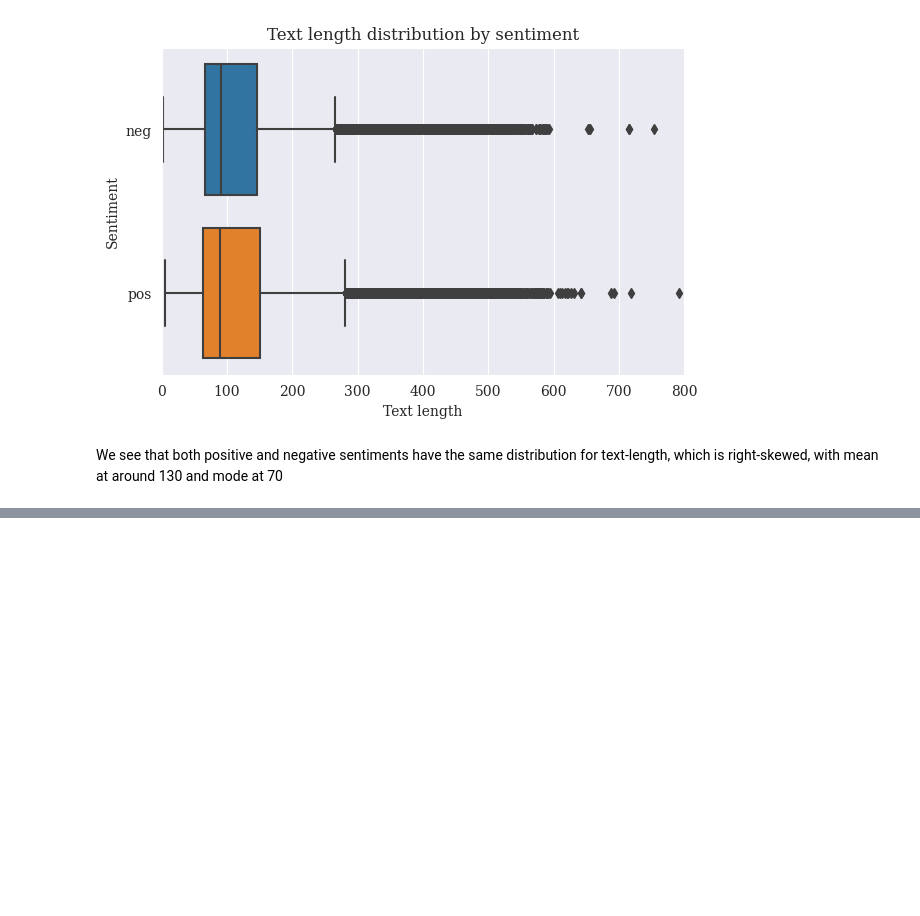
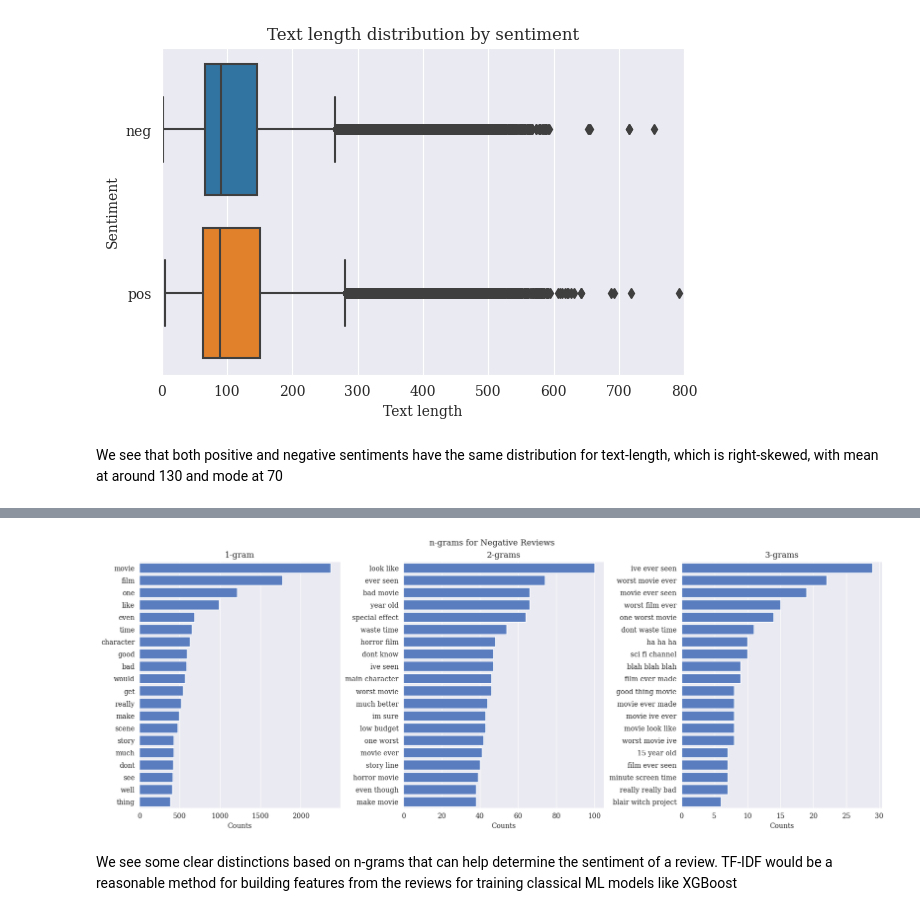
Before and after one commit to vishu-tyagi/Sentiment-Analysis-IMDB, a Jupyter notebook: notebooks/exploratory-data-analysis.ipynb, the cells around one changed output, grey strips where cells are left out. Saved outputs shown, nothing was run; the diff lists cells and outputs as text; code cells hidden in the pictures; blank space fills up the shorter version.

```diff
--- a/notebooks/exploratory-data-analysis.ipynb
+++ b/notebooks/exploratory-data-analysis.ipynb
@@ -198,17 +205,21 @@ plt.show();
 # %%
-corpus = df[df[TARGET].isin(["pos"])][TEXT]
+corpus = df[df[TARGET].isin(["neg"])].sample(1000, random_state=64)[TEXT]
 fig, ax = plt.subplots(1, 3, figsize=(16, 6), constrained_layout=True)
 ngrams, counts = topK_ngrams(corpus, 1, 20)
 sns.barplot(x=counts, y=ngrams, color="b", ax=ax[0])
 ngrams, counts = topK_ngrams(corpus, 2, 20)
 sns.barplot(x=counts, y=ngrams, color="b", ax=ax[1])
 ngrams, counts = topK_ngrams(corpus, 3, 20)
 sns.barplot(x=counts, y=ngrams, color="b", ax=ax[2])
 ax[0].set_xlabel("Counts")
 ax[1].set_xlabel("Counts")
 ax[2].set_xlabel("Counts")
 ax[0].set_title("1-gram")
 ax[1].set_title("2-grams")
 ax[2].set_title("3-grams")
-fig.suptitle("n-grams for Production Process Controls")
+fig.suptitle("n-grams for Negative Reviews")
 plt.show();
+# %% [output]
+[figure, added]
+# %% [markdown]
+We see some clear distinctions based on n-grams that can help determine the sentiment of a review. TF-IDF would be a reasonable method for building features from the reviews for training classical ML models like XGBoost
```
Also changed, not shown: parts of 6 cells of this notebook, 2 other files.
